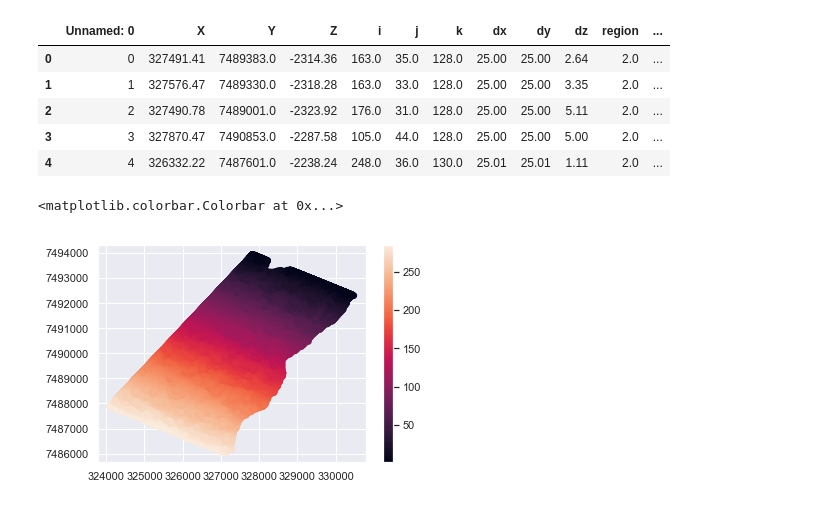
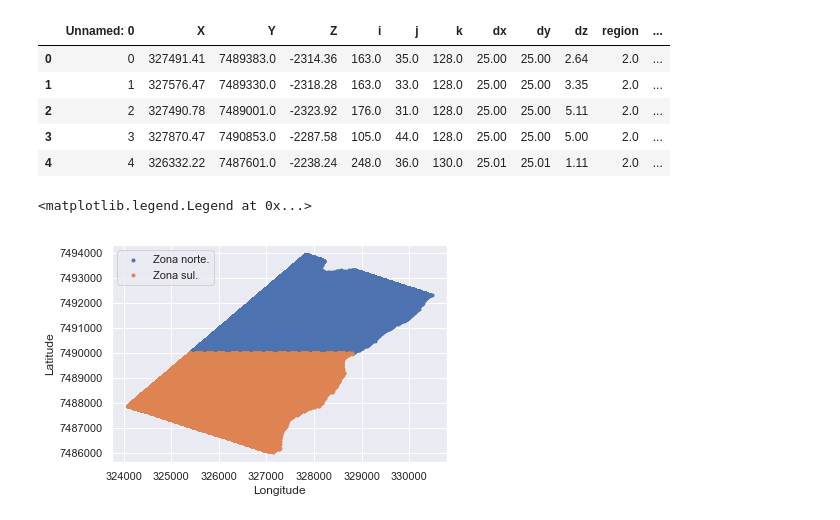
Before and after one commit to jralha/campob, a Jupyter notebook: Untitled4.ipynb, the cells around one changed output. Saved outputs shown, nothing was run; the diff lists cells and outputs as text; code cells hidden in the pictures.

```diff
--- a/Untitled4.ipynb
+++ b/Untitled4.ipynb
@@ -64,6 +42,38 @@ yhat = (np.array(_x.iloc[:,0])*fit.params[0]) + (np.array(_x.iloc[:,1])*fit.para
-# %%
-plt.scatter(data['X'],data['Y'],c=data['i'])
-plt.colorbar()
-# %% [output]
-<matplotlib.colorbar.Colorbar at 0x...>
-[figure, removed]
+# %%
+_ys = data['Y'].tolist()
+ymax = np.max(_ys)
+ymin = np.min(_ys)
+y_med = ymin+((ymax-ymin)/2)
+north = data.loc[data['Y'] > y_med]
+south = data.loc[data['Y'] <= y_med]
+at_n = north.describe()['Ant Tracking'][1]
+at_s = south.describe()['Ant Tracking'][1]
+p_n = north.describe()['phie'][1]
+p_s = south.describe()['phie'][1]
+s_n = north.describe()['SW'][1]
+s_s = south.describe()['SW'][1]
+m_at = data.describe()['Ant Tracking'][1]
+m_p = data.describe()['phie'][1]
+m_s = data.describe()['SW'][1]
+
+quis = pd.read_csv('quis.csv')
+quis['Ant Tracking'] = pd.Series(ant)
+quis = quis.loc[quis['Ant Tracking'] > -1]
+nres = quis.loc[quis['OWC'] <= 0 ]
+q_s = quis.describe()['SW'][1]
+q_p = quis.describe()['phie'][1]
+q_at = quis.describe()['Ant Tracking'][1]
+
+nr_s = nres.describe()['SW'][1]
+nr_p = nres.describe()['phie'][1]
+nr_at = nres.describe()['Ant Tracking'][1]
+
+
+
+ns=[]
+for y in _ys:
+    if y > y_med:
+        ns.append(1)
+    else:
+        ns.append(0)
+data['N/S'] = pd.Series(ns)
@@ -69,0 +89,9 @@ plt.colorbar()
+# %%
+plt.scatter(north['X'],north['Y'],marker=".",label='Zona norte.')
+plt.scatter(south['X'],south['Y'],marker=".",label='Zona sul.')
+plt.xlabel('Longitude')
+plt.ylabel('Latitude')
+plt.legend()
+# %% [output]
+<matplotlib.legend.Legend at 0x...>
+[figure, added]
```
Also changed, not shown: parts of 8 cells of this notebook, 5 other files.
